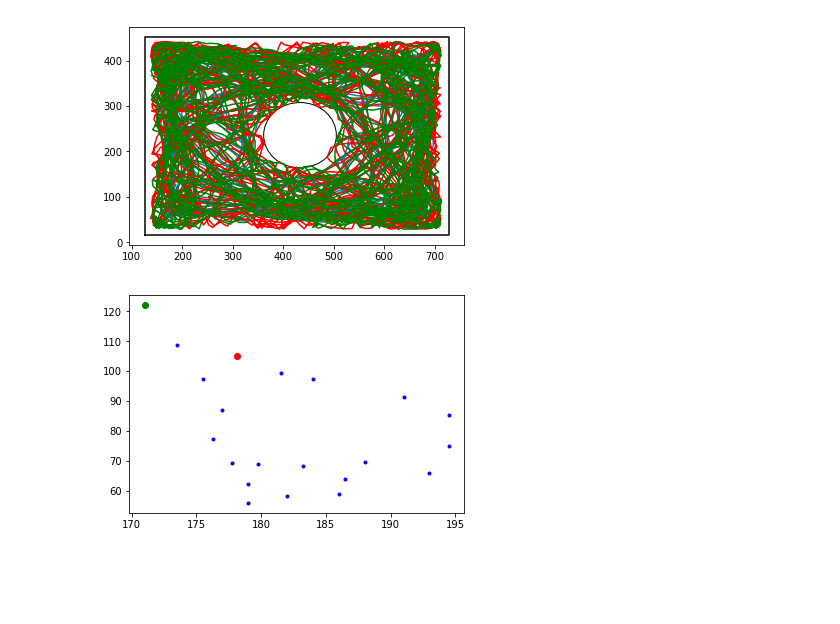
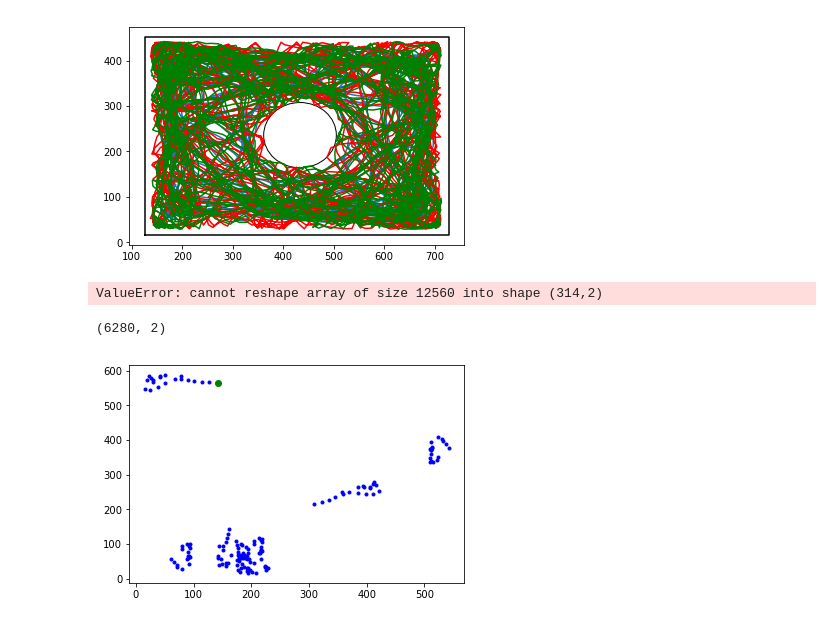
Before and after one commit to klil-machine-learning/bug-prediction, a Jupyter notebook: organize_features.ipynb, the cells around one changed output. Saved outputs shown, nothing was run; the diff lists cells and outputs as text; code cells hidden in the pictures; blank space fills up the shorter version.

Commit message:
Added some analysis of feature importances, broke the trajectory plotting functions!

```diff
--- a/organize_features.ipynb
+++ b/organize_features.ipynb
@@ -30,31 +29,43 @@ plt.gca().add_patch(circ)
 # %% [output]
 <matplotlib.patches.Circle at 0x...>
 [figure]
-# %%
-mat = df.loc[:6000, ['C_x','C_y']].values.reshape((300,40))
-X = mat.T[:-2,:].T
-y = mat.T[-2:,:].T
+# %%
+def get_ordered_X_y(df, n_train_frames, n_label_frames):
+    n_frames = (n_train_frames + n_label_frames)
+    n_samples = df.shape[0] // n_frames
+    n_features = df.shape[1]
+    mat = df.loc[:n_samples * n_frames, :].values.reshape((n_samples, n_frames * n_features))
+    X = mat.T[:-n_features,:].T
+    y = mat.T[-n_features:,:].T
+    y = y[:, 12:14] # for now, take only the centroid location as labels.
+    return X, y
+
+def get_random_X_y(df, n_samples=300, frames_to_train=20, frames_to_predict=1):
+    n_features = len(df.columns)
+    frames = (n_train + n_test) * 2
+
+
+X, y = get_ordered_X_y(df.iloc[:,8:], 19, 1)
+print(X.shape, y.shape)
+# %% [output]
+ValueError: cannot reshape array of size 12560 into shape (314,2)
+# %%
+n_frames = (19 + 1)
+n_samples = df.shape[0] // n_frames
+n_features = df.shape[1]
+df.loc[:n_samples * n_frames, ['C_x', 'C_y']].values.shape
+# %% [output]
+(6280, 2)
 # %%
-from sklearn.ensemble import RandomForestRegressor
-
-def regressor(model):
-    model.fit(X, y)
-    preds = model.predict(X)
-    return preds
-
-
 def show_train_test_preds(ind, preds):
     plot = plt.plot(X[ind-1:ind, 0::2], X[ind-1:ind, 1::2], 'b.', y[ind-1:ind, 0::2], y[ind-1:ind, 1::2], 'go',  preds[ind-1:ind, 0::2], preds[ind-1:ind, 1::2], 'ro')
     return plot
 
 
-def show_train_test(ind):
+def show_train_test(df, ind, train_frames, test_frames):
     plot = plt.plot(X[ind-1:ind, 0::2], X[ind-1:ind, 1::2], 'b.', y[ind-1:ind, 0::2], y[ind-1:ind, 1::2], 'go')
     return plot
 
-rf = RandomForestRegressor(n_estimators=100)
-preds = regressor(rf)
-
-show_train_test_preds(30, preds);
+show_train_test(30);
 # %% [output]
-[figure, old version]
+[figure, new version]
```
Also changed, not shown: parts of 8 cells of this notebook.
